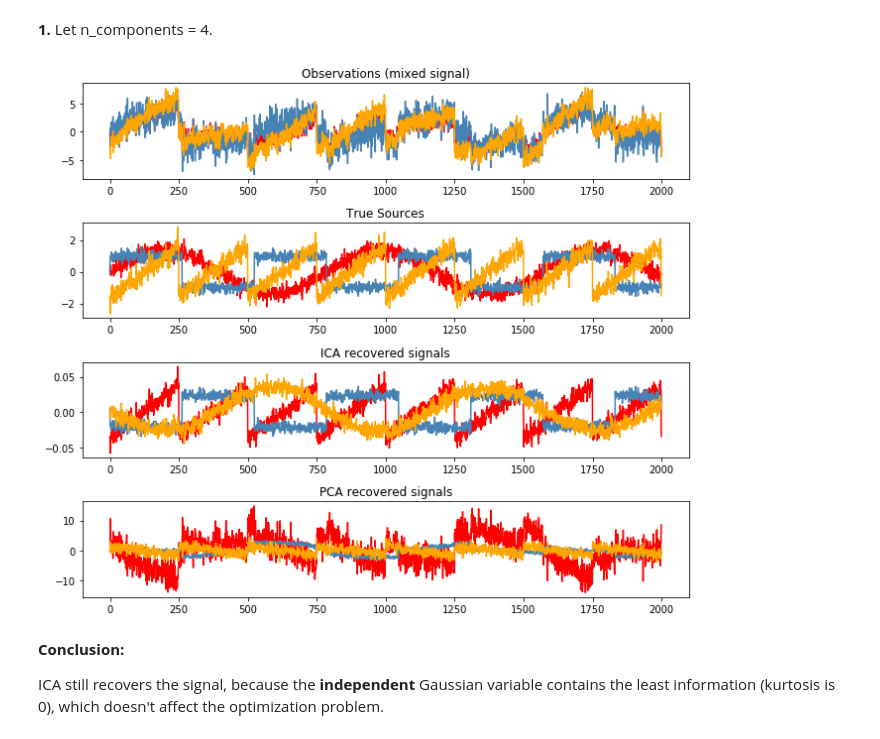
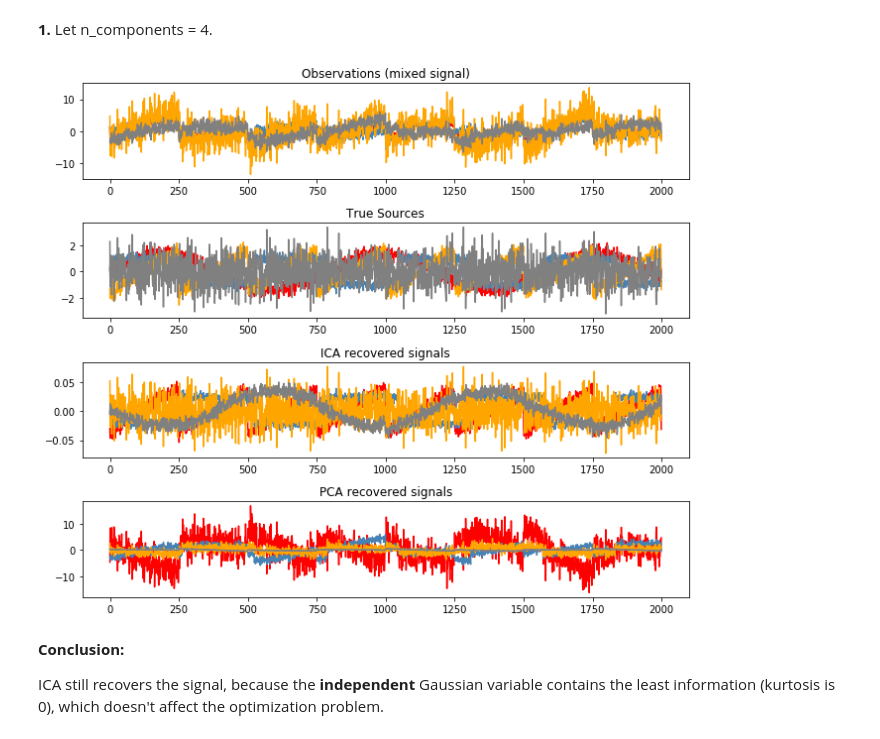
Before and after one commit to LilyX2021/DSinQuantFin, a Jupyter notebook: ICA + LSA.ipynb, the cells around one changed output. Cells and saved outputs as stored; diff of their text form; code cells hidden in the pictures.

```diff
--- a/ICA + LSA.ipynb
+++ b/ICA + LSA.ipynb
@@ -286,7 +286,9 @@ S1 += 0.2 * np.random.normal(size=S1.shape)  # Add noise
 S1 /= S1.std(axis=0)  # Standardize data
 
 # Mix data
-A1 = np.array([[1, 1, 1, 1], [0.5, 2, 1.0, 1.5], [1.5, 1.0, 2.0, 0.5], [2.0, 0.5, 1.0, 2.0]])  # Mixing matrix
+A1 = np.array(
+[[1, 1, 1, 1], [0.5, 2, 1.0, 1],
+[1.5, 1.0, 2.0, 3], [1, -1, 1, -1]])   # Mixing matrix
 X1 = np.dot(S1, A1.T)  # Generate observations
 # %% [markdown]
 **1.** Let n_components = 4.
@@ -302,29 +307,29 @@ H1 = pca1.fit_transform(X1)  # Reconstruct signals based on orthogonal component
 # %%
 # #############################################################################
 # Plot results
 
 plt.figure(figsize=(10,8))
 
 models = [X1, S1, S1_, H1]
 names = ['Observations (mixed signal)',
          'True Sources',
          'ICA recovered signals',
          'PCA recovered signals']
 # Note!!!! Here the colors correspond to each signal.
 # Here we only examine the first 3.
-colors = ['red', 'steelblue', 'orange']
-#colors = ['red', 'steelblue', 'orange', 'gray']
+#colors = ['red', 'steelblue', 'orange']
+colors = ['red', 'steelblue', 'orange', 'gray']
 
 for ii, (model, name) in enumerate(zip(models, names), 1):
     plt.subplot(4, 1, ii)
     plt.title(name)
     for sig, color in zip(model.T, colors):
         plt.plot(sig, color=color)
 
 plt.subplots_adjust(0.09, 0.04, 0.94, 0.94, 0.26, 0.46)
 plt.show()
 # %% [output]
-[figure, old version]
+[figure, new version]
 # %% [markdown]
 **Conclusion:**
 
```
Also changed, not shown: parts of 8 cells of this notebook.
